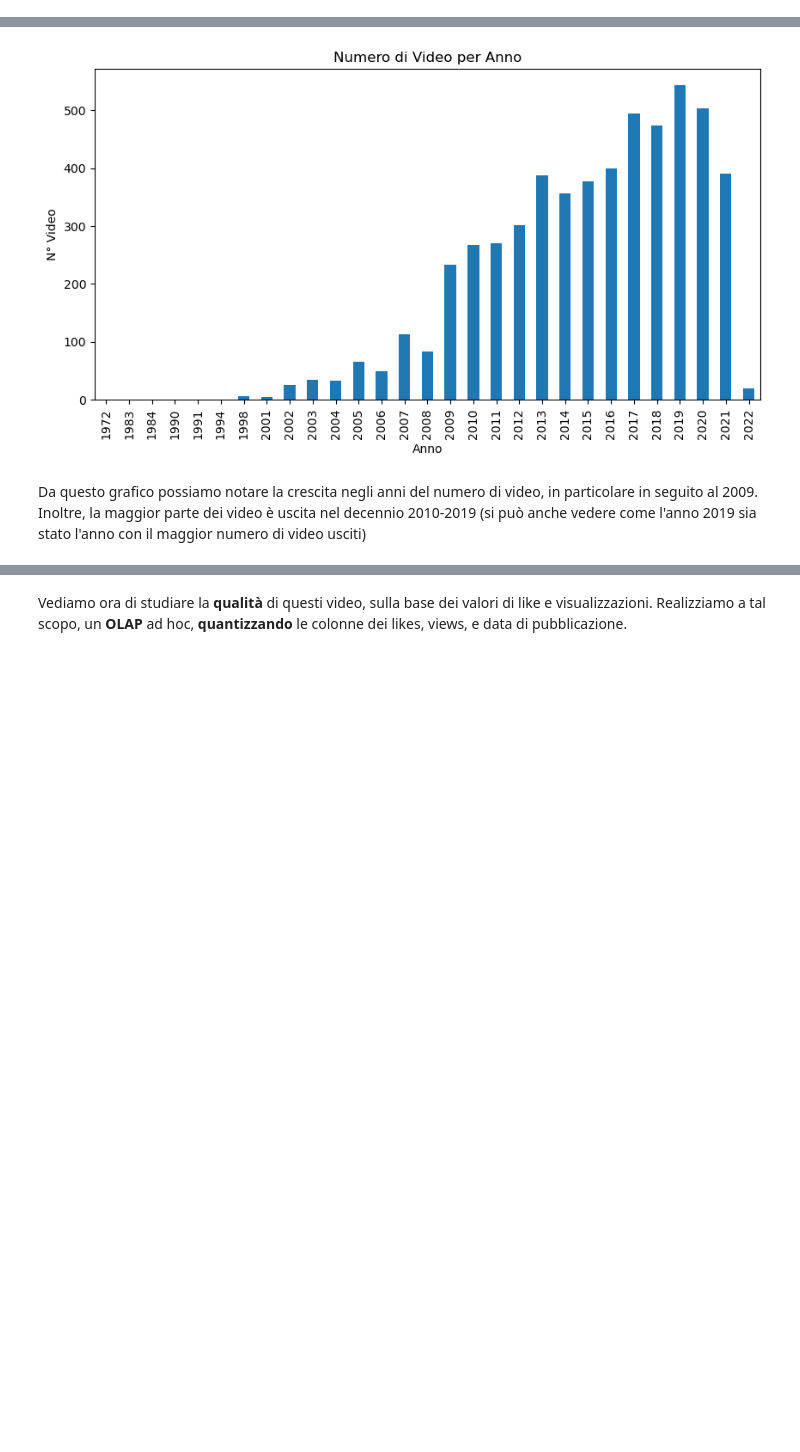
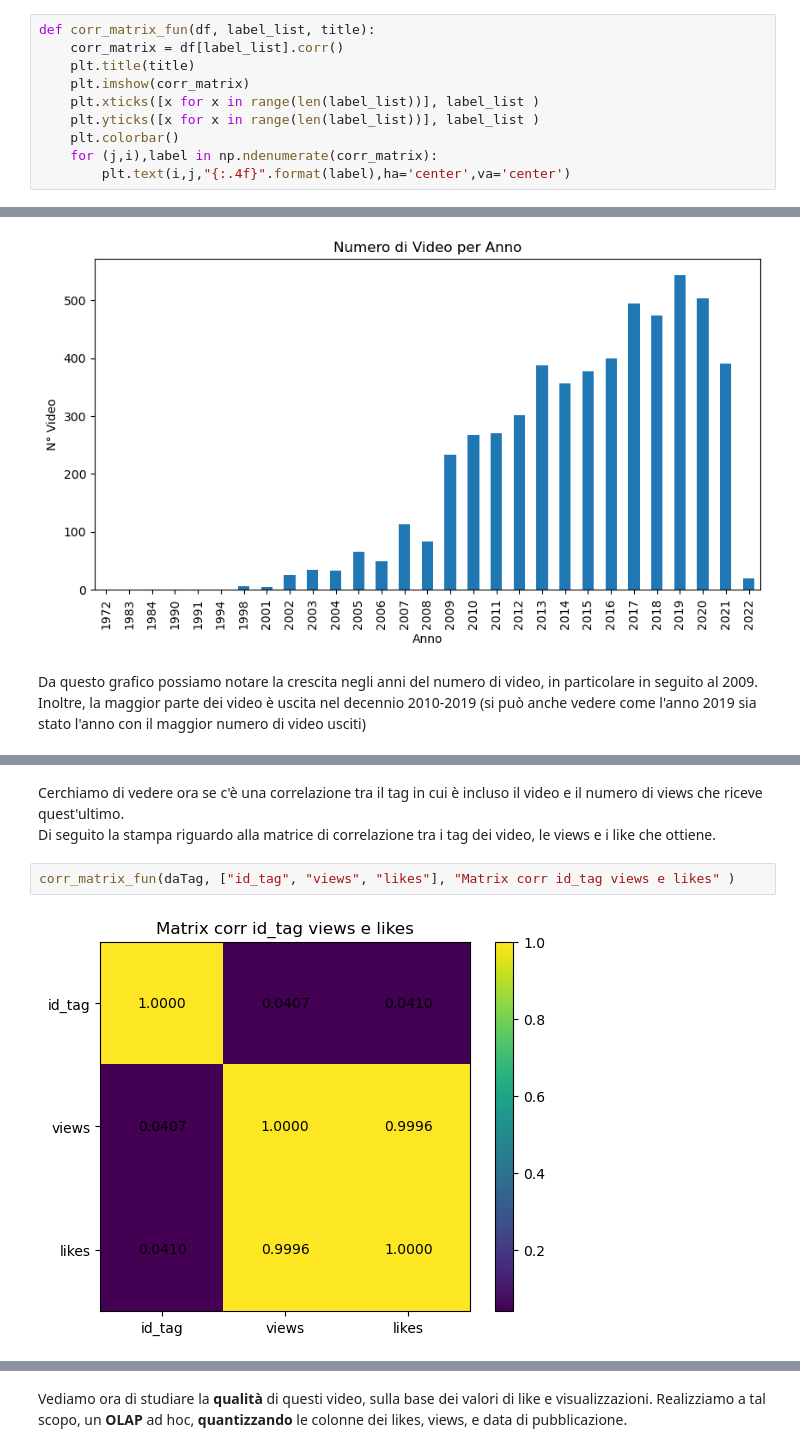
Before and after one commit to InKeaton/DataTed, a Jupyter notebook: data_ted_neo.ipynb, the cells around one changed output, grey strips where cells are left out. Saved outputs shown, nothing was run; the diff lists cells and outputs as text; blank space fills up the shorter version.

Commit message:
Aggiunte fun corr cov, aggiunta parte tag, cluster

```diff
--- a/data_ted_neo.ipynb
+++ b/data_ted_neo.ipynb
@@ -182,3 +183,13 @@ def MSE(valid, pred_valid):
 def RMSE(valid, pred_valid):
     mse_ret = MSE(valid, pred_valid)
     return math.sqrt(mse_ret)
+# %%
+def corr_matrix_fun(df, label_list, title):
+    corr_matrix = df[label_list].corr()
+    plt.title(title)
+    plt.imshow(corr_matrix)
+    plt.xticks([x for x in range(len(label_list))], label_list )
+    plt.yticks([x for x in range(len(label_list))], label_list )
+    plt.colorbar()
+    for (j,i),label in np.ndenumerate(corr_matrix):
+        plt.text(i,j,"{:.4f}".format(label),ha='center',va='center')
@@ -310,0 +359,7 @@ Da questo grafico possiamo notare la crescita negli anni del numero di video, in
+# %% [markdown]
+Cerchiamo di vedere ora se c'è una correlazione tra il tag in cui è incluso il video e il numero di views che riceve quest'ultimo.<br>
+Di seguito la stampa riguardo alla matrice di correlazione tra i tag dei video, le views e i like che ottiene.
+# %%
+corr_matrix_fun(daTag, ["id_tag", "views", "likes"], "Matrix corr id_tag views e likes" )
+# %% [output]
+[figure, added]
```
Also changed, not shown: parts of 34 cells of this notebook.
